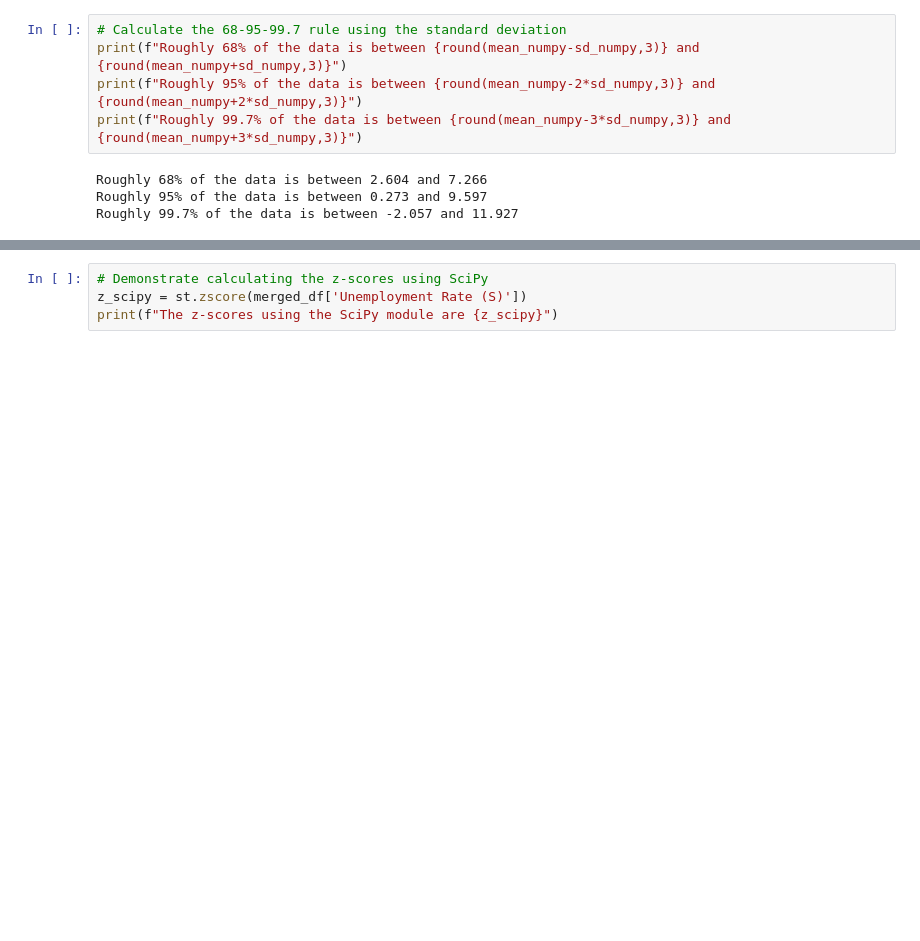
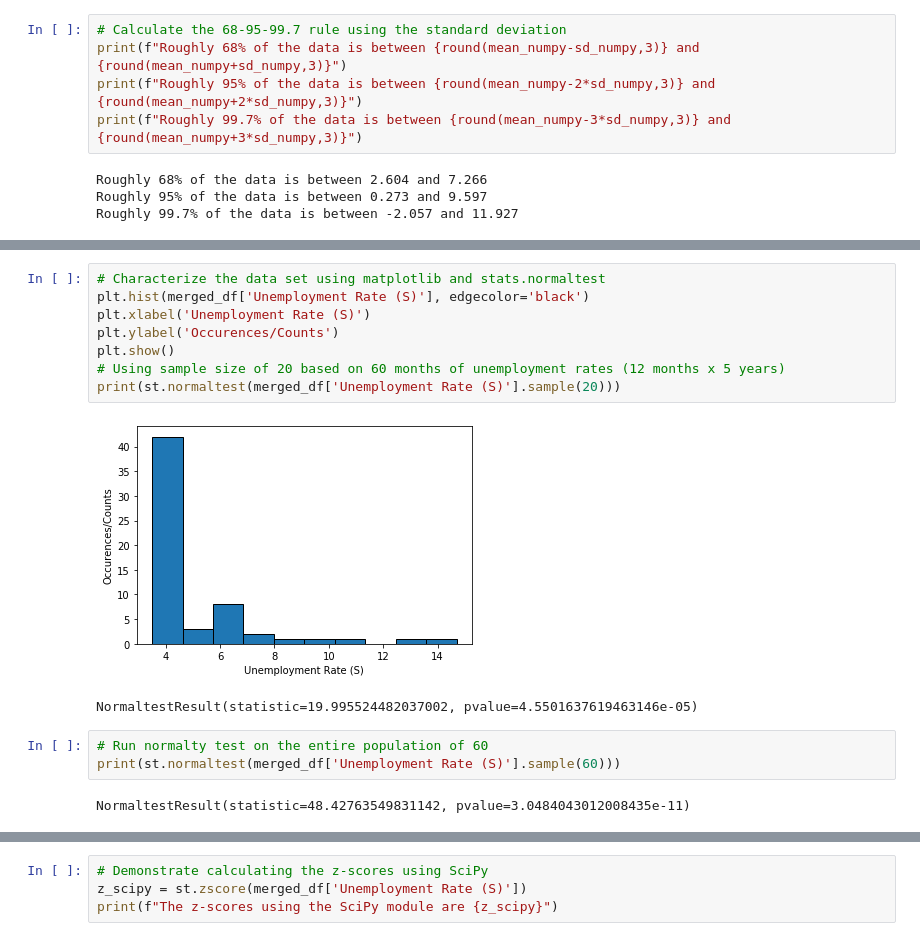
Before and after one commit to angelanarag/Project_1, a Jupyter notebook: code/Unemployment_Analysis_Angela.ipynb, the cells around one changed output, grey strips where cells are left out. Cells and saved outputs as stored; diff of their text form; blank space fills up the shorter version.

```diff
--- a/code/Unemployment_Analysis_Angela.ipynb
+++ b/code/Unemployment_Analysis_Angela.ipynb
@@ -198,0 +201,16 @@ Roughly 99.7% of the data is between -2.057 and 11.927
+# %%
+# Characterize the data set using matplotlib and stats.normaltest
+plt.hist(merged_df['Unemployment Rate (S)'], edgecolor='black')
+plt.xlabel('Unemployment Rate (S)')
+plt.ylabel('Occurences/Counts')
+plt.show()
+# Using sample size of 20 based on 60 months of unemployment rates (12 months x 5 years)
+print(st.normaltest(merged_df['Unemployment Rate (S)'].sample(20)))
+# %% [output]
+[figure, added]
+NormaltestResult(statistic=19.995524482037002, pvalue=4.5501637619463146e-05)
+# %%
+# Run normalty test on the entire population of 60
+print(st.normaltest(merged_df['Unemployment Rate (S)'].sample(60)))
+# %% [output]
+NormaltestResult(statistic=48.42763549831142, pvalue=3.0484043012008435e-11)
```
Also changed, not shown: parts of 6 cells of this notebook.
